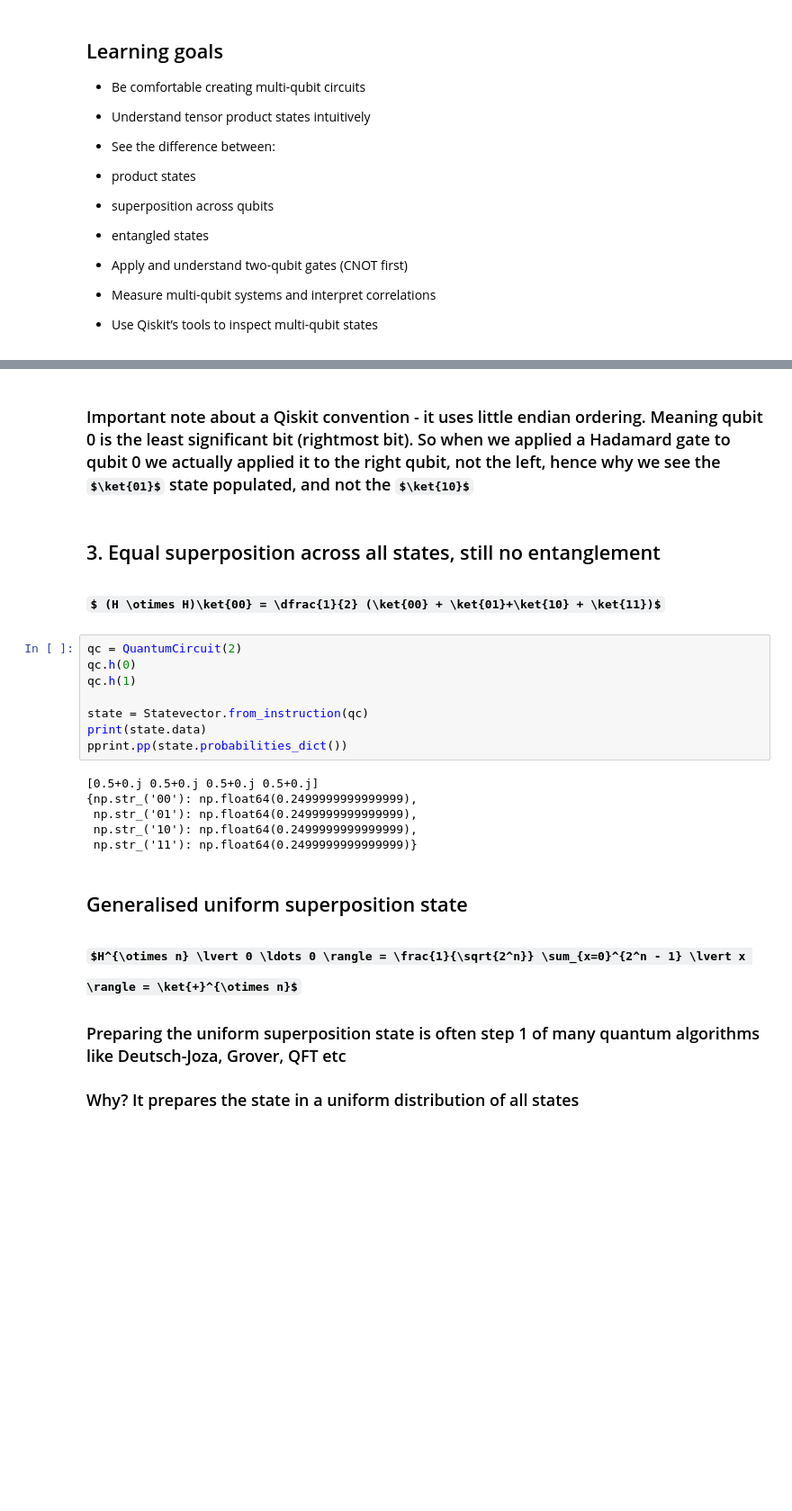
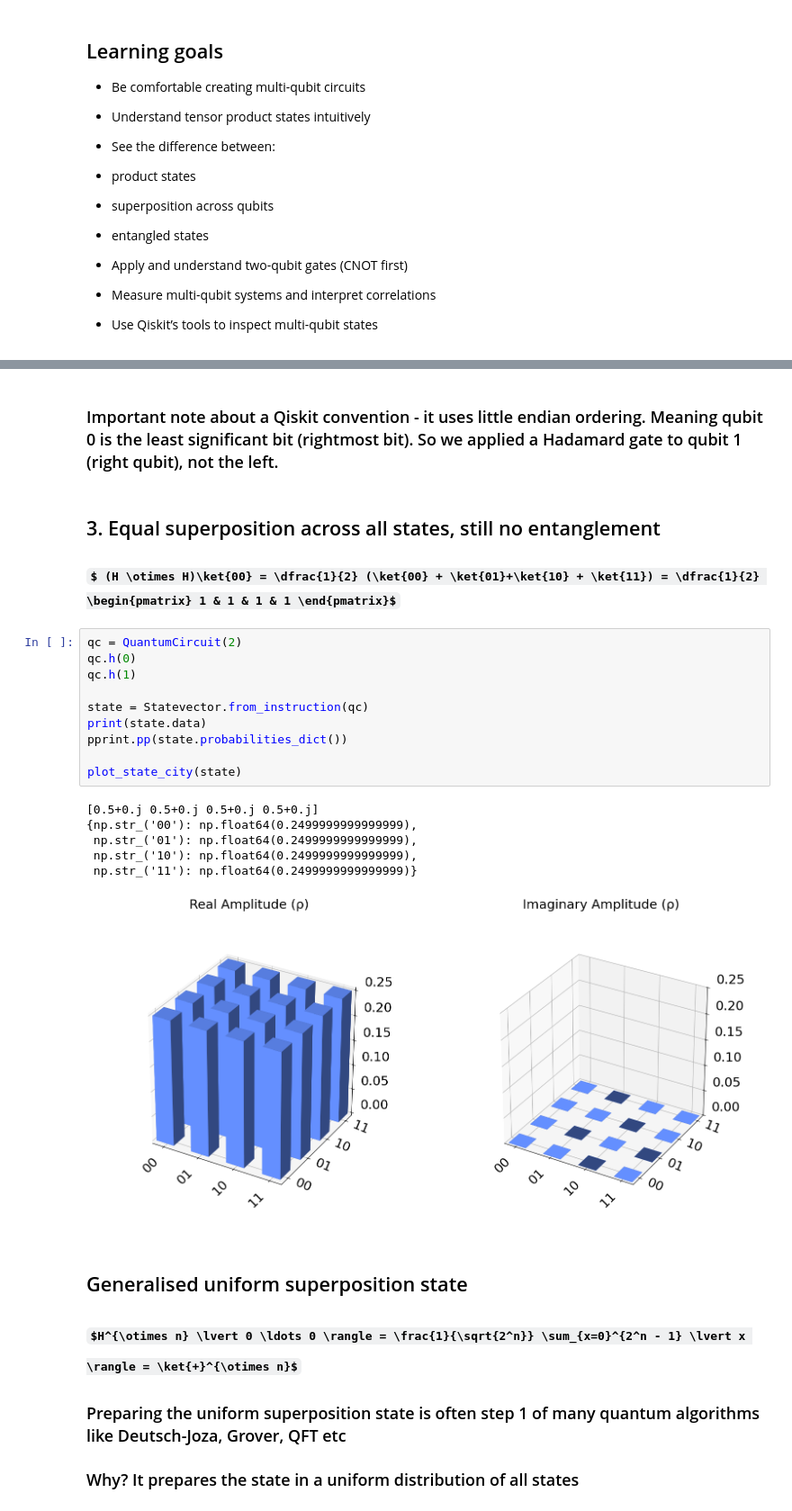
Before and after one commit to JoeyRogers-svg/Qiskit-fundamentals-course, a Jupyter notebook: 2-multiple-qubits.ipynb, the cells around one changed output, grey strips where cells are left out. Shown at 90% size. Saved outputs shown, nothing was run; the diff lists cells and outputs as text; some formulas as TeX source; blank space fills up the shorter version.

```diff
--- a/2-multiple-qubits.ipynb
+++ b/2-multiple-qubits.ipynb
@@ -59,23 +96,26 @@ plot_histogram(state.probabilities_dict())
 # %% [markdown]
-### Important note about a Qiskit convention - it uses little endian ordering. Meaning qubit 0 is the least significant bit (rightmost bit). So when we applied a Hadamard gate to qubit 0 we actually applied it to the right qubit, not the left, hence why we see the $\ket{01}$ state populated, and not the $\ket{10}$
+### Important note about a Qiskit convention - it uses little endian ordering. Meaning qubit 0 is the least significant bit (rightmost bit). So  we applied a Hadamard gate to qubit 1 (right qubit), not the left.
 # %% [markdown]
 ## 3. Equal superposition across all states, still no entanglement
 
-## $ (H \otimes H)\ket{00} = \dfrac{1}{2} (\ket{00} + \ket{01}+\ket{10} + \ket{11})$
+### $ (H \otimes H)\ket{00} = \dfrac{1}{2} (\ket{00} + \ket{01}+\ket{10} + \ket{11}) = \dfrac{1}{2} \begin{pmatrix} 1 & 1 & 1 & 1 \end{pmatrix}$
 # %%
 qc = QuantumCircuit(2)
 qc.h(0)
 qc.h(1)
 
 state = Statevector.from_instruction(qc)
 print(state.data)
 pprint.pp(state.probabilities_dict())
+
+plot_state_city(state)
 # %% [output]
 [0.5+0.j 0.5+0.j 0.5+0.j 0.5+0.j]
 {np.str_('00'): np.float64(0.2499999999999999),
  np.str_('01'): np.float64(0.2499999999999999),
  np.str_('10'): np.float64(0.2499999999999999),
  np.str_('11'): np.float64(0.2499999999999999)}
+[figure, added]
 # %% [markdown]
 ## Generalised uniform superposition state
 
```
Also changed, not shown: parts of 28 cells of this notebook, 1 other file.
